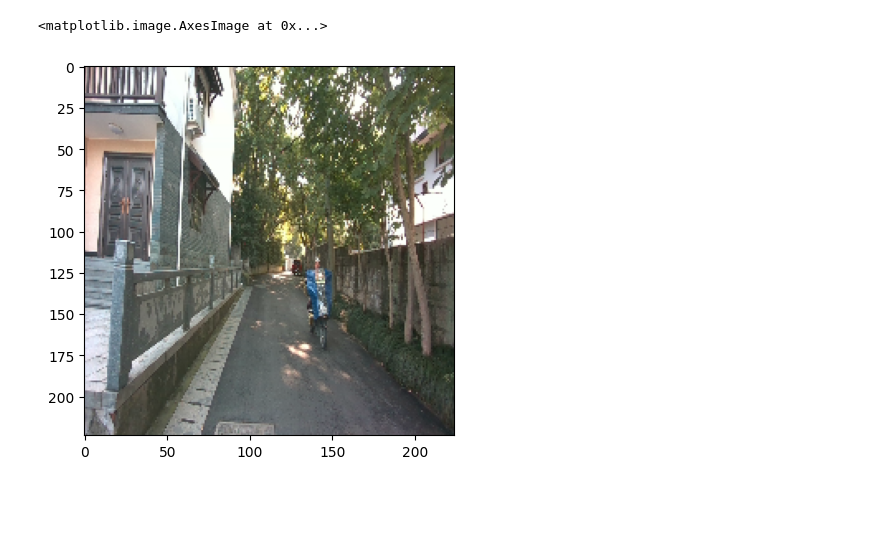
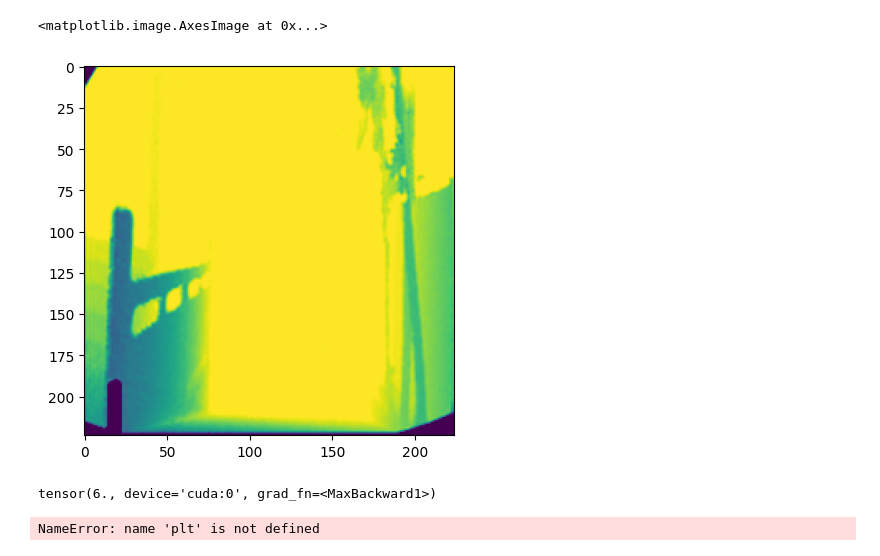
Before and after one commit to Vishalkagade/Master_Thesis_MMDE, a Jupyter notebook: fusion_net.ipynb, the cells around one changed output. Saved outputs shown, nothing was run; the diff lists cells and outputs as text; code cells hidden in the pictures; blank space fills up the shorter version.

```diff
--- a/fusion_net.ipynb
+++ b/fusion_net.ipynb
@@ -120,0 +273,3 @@ img,rad,radar_points,gt = next(iter(train_loader))
+# %%
+model = FusionNet()
+model = model.to(device)
@@ -121,5 +316,22 @@ img,rad,radar_points,gt = next(iter(train_loader))
+# %%
+img,rad,radar_points,gt = next(iter(train_loader))
+# %%
+image = img.to(device)
+rad_png = rad.to(device)
+radar_points = radar_points.to(device)
+ground_truth = gt.to(device)
+# %%
+depth_map = model(image,rad_png,radar_points)
+# %%
+plt.imshow(depth_map[0].permute(1,2,0).detach().cpu().numpy())
+# %% [output]
+<matplotlib.image.AxesImage at 0x...>
+[figure, added]
+# %%
+depth_map.max()
+# %% [output]
+tensor(6., device='cuda:0', grad_fn=<MaxBackward1>)
 # %%
-plt.imshow(img[0].permute(1,2,0).detach().numpy())
+plt.imshow(img[0].permute(1,2,0).detach().cpu().numpy())
 # %% [output]
-<matplotlib.image.AxesImage at 0x...>
+NameError: name 'plt' is not defined
-[figure, removed]
```
Also changed, not shown: parts of 31 cells of this notebook.
